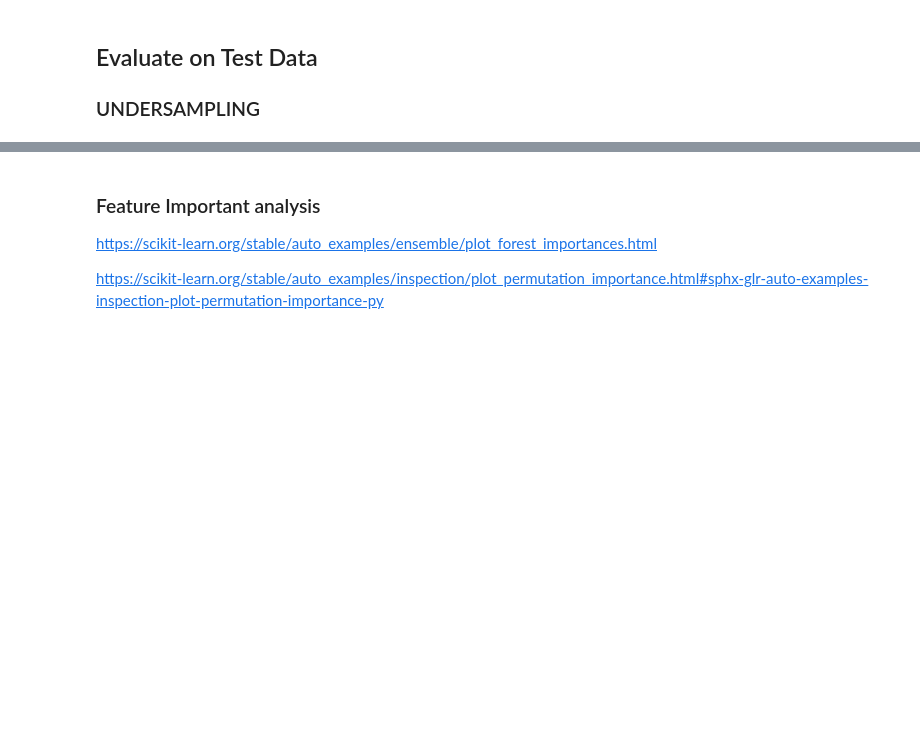
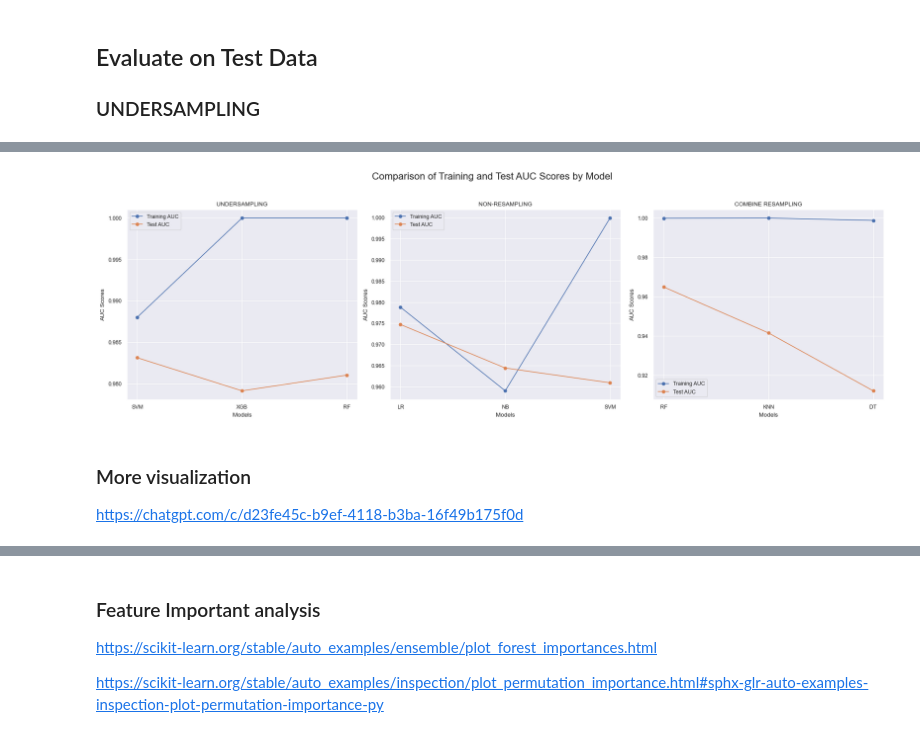
Before and after one commit to yvonnevydao/Credit_Fraud_Detection, a Jupyter notebook: credit_fraud_detection.ipynb, the cells around one changed output, grey strips where cells are left out. Saved outputs shown, nothing was run; the diff lists cells and outputs as text; code cells hidden in the pictures; blank space fills up the shorter version.

Commit message:
Update Compare the Training and Test AUC scores for 3 datasets

```diff
--- a/credit_fraud_detection.ipynb
+++ b/credit_fraud_detection.ipynb
@@ -2639,3 +2635,66 @@ https://chatgpt.com/c/d23fe45c-b9ef-4118-b3ba-16f49b175f0d
+# %%
+import matplotlib.pyplot as plt
+
+# Data for plots
+models_UNDER = ['SVM', 'XGB', 'RF']
+training_scores_UNDER = [0.988, 1.00, 1.00]  # training AUC scores
+test_scores_UNDER = [0.9831, 0.9791, 0.981]  # test AUC scores
+
+models_NON = ['LR', 'NB', 'SVM']
+training_scores_NON = [0.9788, 0.959, 0.9999]  # training AUC scores
+test_scores_NON = [0.9747, 0.9644, 0.9609]  # test AUC scores
+
+models_COMBINE = ['RF', 'KNN', 'DT']
+training_scores_COMBINE = [0.9999, 1.0, 0.9988]  # training AUC scores
+test_scores_COMBINE = [0.9649, 0.9415, 0.912]  # test AUC scores
+
+# Create subplots
+fig, axes = plt.subplots(1, 3, figsize=(18, 6))
+
+# Plot for UNDERSAMPLING
+axes[0].plot(models_UNDER, training_scores_UNDER, marker='o', label='Training AUC')
+axes[0].plot(models_UNDER, test_scores_UNDER, marker='o', label='Test AUC')
+axes[0].set_xlabel('Models')
+axes[0].set_ylabel('AUC Scores')
+axes[0].set_title('UNDERSAMPLING')
+axes[0].legend()
+axes[0].grid(True)
+
+# Plot for NON-RESAMPLING
+axes[1].plot(models_NON, training_scores_NON, marker='o', label='Training AUC')
+axes[1].plot(models_NON, test_scores_NON, marker='o', label='Test AUC')
+axes[1].set_xlabel('Models')
+axes[1].set_ylabel('AUC Scores')
+axes[1].set_title('NON-RESAMPLING')
+axes[1].legend()
+axes[1].grid(True)
+
+# Plot for COMBINE RESAMPLING
+axes[2].plot(models_COMBINE, training_scores_COMBINE, marker='o', label='Training AUC')
+axes[2].plot(models_COMBINE, test_scores_COMBINE, marker='o', label='Test AUC')
+axes[2].set_xlabel('Models')
+axes[2].set_ylabel('AUC Scores')
+axes[2].set_title('COMBINE RESAMPLING')
+axes[2].legend()
+axes[2].grid(True)
+
+# Add a main title
+fig.suptitle('Comparison of Training and Test AUC Scores by Model', fontsize=16)
+
+# Adjust layout to prevent overlap
+plt.tight_layout(rect=[0, 0.03, 1, 0.95])  # Adjust to make room for the main title
+
+# Save the combined plot
+plt.savefig('/Users/vydao/Desktop/images/compareAUC_combined3datasets')
+
+# Show the combined plot
+plt.show()
+# %% [output]
+[figure, added]
+# %% [markdown]
+### More visualization
+
+https://chatgpt.com/c/d23fe45c-b9ef-4118-b3ba-16f49b175f0d
 # %% [markdown]
 ![image.png](attachment:image.png)
 ![image-2.png](attachment:image-2.png)
```
Also changed, not shown: parts of 55 cells of this notebook.
